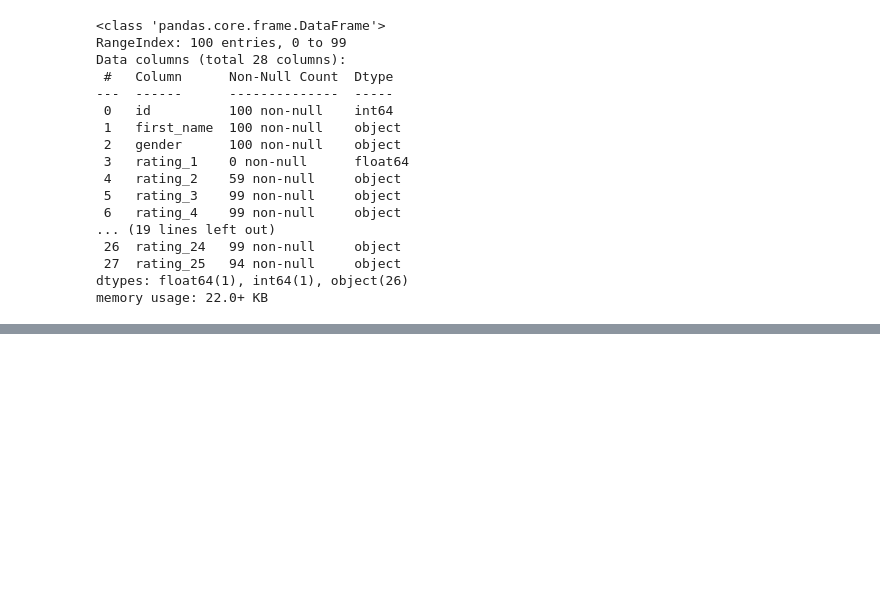
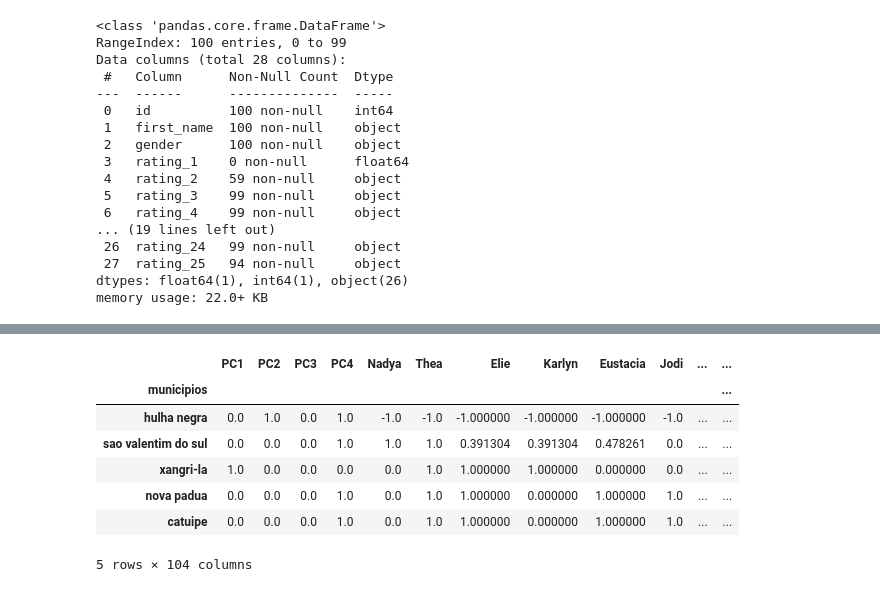
Before and after one commit to FlorensaDimer/TF_sistemas_recomendacao, a Jupyter notebook: app_kmeans.ipynb, the cells around one changed output, grey strips where cells are left out. Saved outputs shown, nothing was run; the diff lists cells and outputs as text; code cells hidden in the pictures; blank space fills up the shorter version.

```diff
--- a/app_kmeans.ipynb
+++ b/app_kmeans.ipynb
@@ -605,4 +611,16 @@ df_ratings_pca.head()
 5 rows × 104 columns
+# %%
+df_ratings_pca = df_ratings_pca.fillna(df_ratings_pca.mean())
+df_ratings_pca.head()
+# %% [output]
+|  | PC1 | PC2 | PC3 | PC4 | Nadya | Thea | Elie | Karlyn | Eustacia | Jodi | ... | ... |
+| municipios |  |  |  |  |  |  |  |  |  |  |  | ... |
+| hulha negra | 0.0 | 1.0 | 0.0 | 1.0 | -1.0 | -1.0 | -1.000000 | -1.000000 | -1.000000 | -1.0 | ... | ... |
+| sao valentim do sul | 0.0 | 0.0 | 0.0 | 1.0 | 1.0 | 1.0 | 0.391304 | 0.391304 | 0.478261 | 0.0 | ... | ... |
+| xangri-la | 1.0 | 0.0 | 0.0 | 0.0 | 0.0 | 1.0 | 1.000000 | 1.000000 | 0.000000 | 0.0 | ... | ... |
+| nova padua | 0.0 | 0.0 | 0.0 | 1.0 | 0.0 | 1.0 | 1.000000 | 0.000000 | 1.000000 | 1.0 | ... | ... |
+| catuipe | 0.0 | 0.0 | 0.0 | 1.0 | 0.0 | 1.0 | 1.000000 | 0.000000 | 1.000000 | 1.0 | ... | ... |
+5 rows × 104 columns
 # %%
 df_ratings_pca.filter(['PC1', 'PC2', 'PC3', 'PC4','Barron'])
 # %% [output]
```
Also changed, not shown: parts of 8 cells of this notebook.
